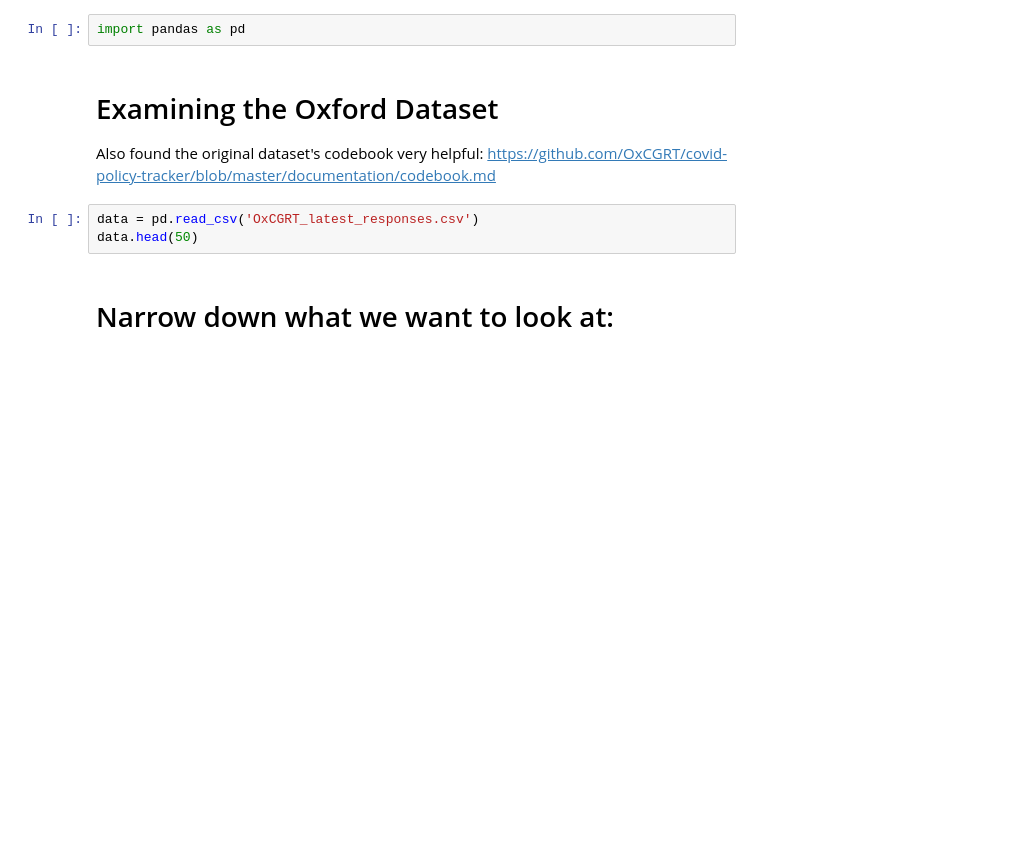
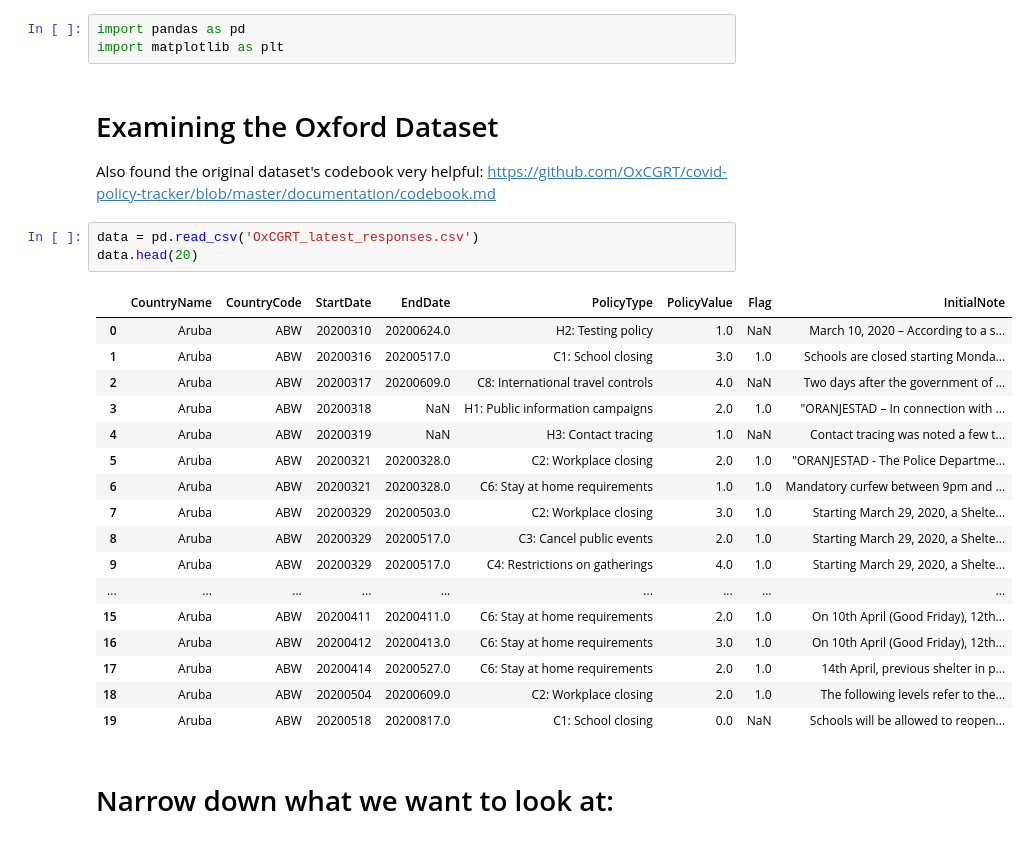
Before and after one commit to ksaslow/sad-song, a Jupyter notebook: ox_covid_test.ipynb, the cells around one changed output. Drawn from its saved outputs; the diff is of its cells as text; blank space fills up the shorter version.

```diff
--- a/ox_covid_test.ipynb
+++ b/ox_covid_test.ipynb
@@ -1,12 +1,31 @@
 # %%
 import pandas as pd
+import matplotlib as plt
 # %% [markdown]
 # Examining the Oxford Dataset
 
 Also found the original dataset's codebook very helpful: https://github.com/OxCGRT/covid-policy-tracker/blob/master/documentation/codebook.md
 # %%
 data = pd.read_csv('OxCGRT_latest_responses.csv')
-data.head(50)
+data.head(20)
+# %% [output]
+|  | CountryName | CountryCode | StartDate | EndDate | PolicyType | PolicyValue | Flag | InitialNote |
+| 0 | Aruba | ABW | 20200310 | 20200624.0 | H2: Testing policy | 1.0 | NaN | March 10, 2020 – According to a s... |
+| 1 | Aruba | ABW | 20200316 | 20200517.0 | C1: School closing | 3.0 | 1.0 | Schools are closed starting Monda... |
+| 2 | Aruba | ABW | 20200317 | 20200609.0 | C8: International travel controls | 4.0 | NaN | Two days after the government of ... |
+| 3 | Aruba | ABW | 20200318 | NaN | H1: Public information campaigns | 2.0 | 1.0 | "ORANJESTAD – In connection with ... |
+| 4 | Aruba | ABW | 20200319 | NaN | H3: Contact tracing | 1.0 | NaN | Contact tracing was noted a few t... |
+| 5 | Aruba | ABW | 20200321 | 20200328.0 | C2: Workplace closing | 2.0 | 1.0 | "ORANJESTAD - The Police Departme... |
+| 6 | Aruba | ABW | 20200321 | 20200328.0 | C6: Stay at home requirements | 1.0 | 1.0 | Mandatory curfew between 9pm and ... |
+| 7 | Aruba | ABW | 20200329 | 20200503.0 | C2: Workplace closing | 3.0 | 1.0 | Starting March 29, 2020, a Shelte... |
+| 8 | Aruba | ABW | 20200329 | 20200517.0 | C3: Cancel public events | 2.0 | 1.0 | Starting March 29, 2020, a Shelte... |
+| 9 | Aruba | ABW | 20200329 | 20200517.0 | C4: Restrictions on gatherings | 4.0 | 1.0 | Starting March 29, 2020, a Shelte... |
+| ... | ... | ... | ... | ... | ... | ... | ... | ... |
+| 15 | Aruba | ABW | 20200411 | 20200411.0 | C6: Stay at home requirements | 2.0 | 1.0 | On 10th April (Good Friday), 12th... |
+| 16 | Aruba | ABW | 20200412 | 20200413.0 | C6: Stay at home requirements | 3.0 | 1.0 | On 10th April (Good Friday), 12th... |
+| 17 | Aruba | ABW | 20200414 | 20200527.0 | C6: Stay at home requirements | 2.0 | 1.0 | 14th April, previous shelter in p... |
+| 18 | Aruba | ABW | 20200504 | 20200609.0 | C2: Workplace closing | 2.0 | 1.0 | The following levels refer to the... |
+| 19 | Aruba | ABW | 20200518 | 20200817.0 | C1: School closing | 0.0 | NaN | Schools will be allowed to reopen... |
 # %% [markdown]
 # Narrow down what we want to look at:
 # %%
```
Also changed, not shown: parts of 12 cells of this notebook, 1 other file.
